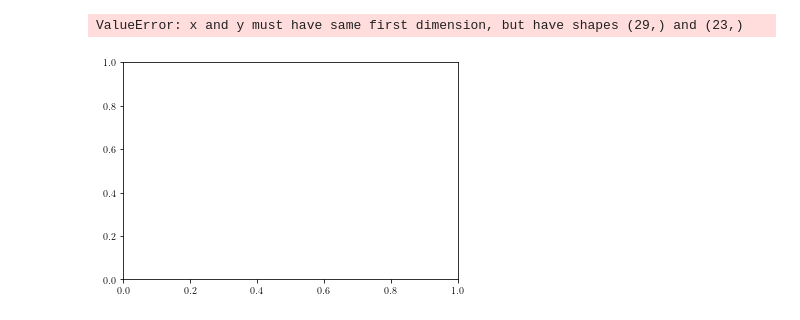
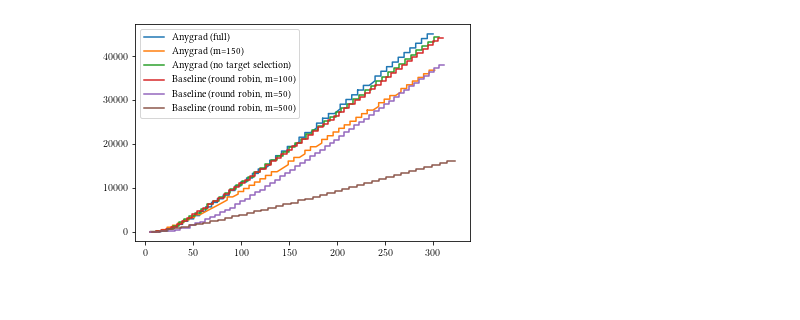
Before and after one commit to heymarco/anygrad, a Jupyter notebook: plotting/evaluate_autoencoder.ipynb, the cells around one changed output. Drawn from its saved outputs; the diff is of its cells as text; code cells hidden in the pictures; blank space fills up the shorter version.

```diff
--- a/plotting/evaluate_autoencoder.ipynb
+++ b/plotting/evaluate_autoencoder.ipynb
@@ -102,11 +102,14 @@ for strategy in strategies:
 # %%
 def get_auc(x, y):
+    x = np.array(x)
     y = np.array(y)
-    x = np.array(x)
+    not_nans = [i for i in range(len(y)) if not np.isnan(y[i])]
+    y = y[not_nans]
+    x = x[not_nans]
     y = y - np.nanmin(y)
     y = y[np.invert(np.isnan(y))]
     x = x[np.invert(np.isnan(x))]
-    return [np.trapz(x=x[:i], y=y[:i]) for i in range(1, len(y), 1)]
+    return x[1:], [np.trapz(x=x[:i], y=y[:i]) for i in range(1, len(y), 1)]
 
 def group_df(df: pd.DataFrame):
     df = df.sort_values(by="total_iterations").groupby(by=["strategy", "target"])
@@ -120,15 +123,13 @@ df_per_strategy = [df.rolling(window=1).mean() for df in df_per_strategy]
 # %%
 for i, df in enumerate(df_per_strategy):
     x = df["total_time"]
     y = df["value"]
-    auc = get_auc(x, y)
-    x = x[np.invert(np.isnan(x))]
-    plt.plot(x[1:], auc, label=strategies[i])
+    x, auc = get_auc(x, y)
+    plt.plot(x, auc, label=strategies[i])
 plt.legend()
 plt.show()
 # %% [output]
-ValueError: x and y must have same first dimension, but have shapes (29,) and (23,)
-[figure, old version]
+[figure, new version]
 # %%
 
 grouped_df = group_df(data)
```
Also changed, not shown: parts of 5 cells of this notebook, 6 other files.
